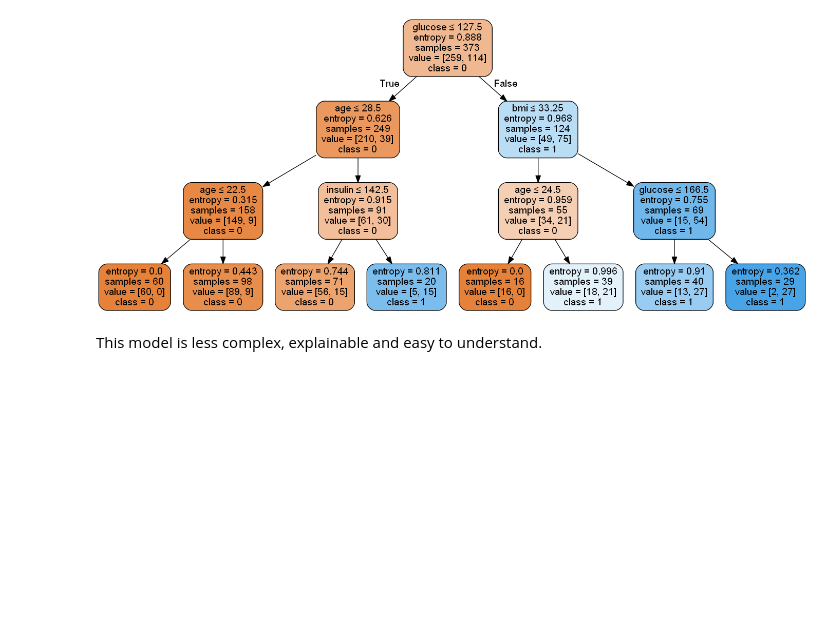
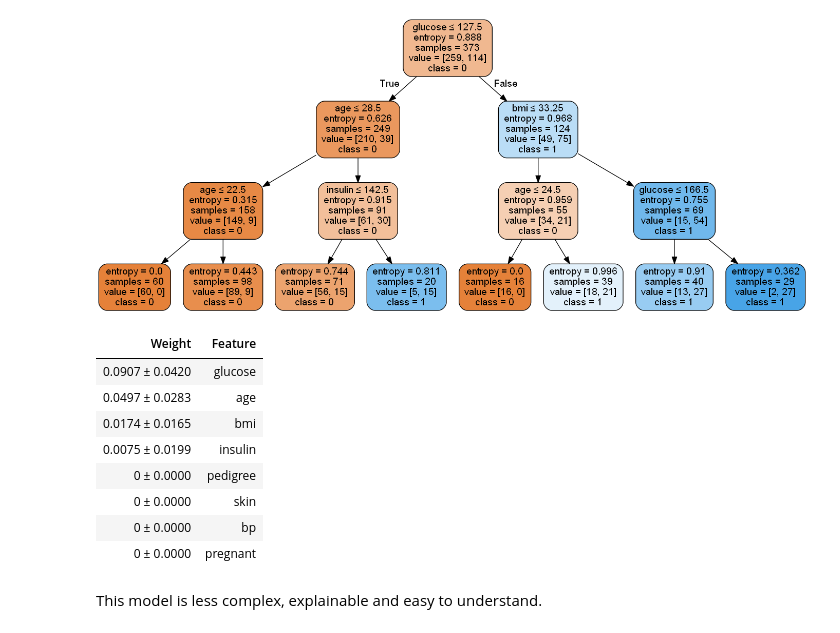
Before and after one commit to carlaprv/tcc-classification-xai, a Jupyter notebook: Diabete/Diabetes - Classificação Decision Tree.ipynb, the cells around one changed output. Saved outputs shown, nothing was run; the diff lists cells and outputs as text; code cells hidden in the pictures; blank space fills up the shorter version.

```diff
--- a/Diabete/Diabetes - Classificação Decision Tree.ipynb
+++ b/Diabete/Diabetes - Classificação Decision Tree.ipynb
@@ -191,3 +194,16 @@ Image(graph.create_png())
+# %%
+perm = PermutationImportance(classifier, random_state=1).fit(X_test, y_test)
+eli5.show_weights(perm, feature_names = X_test.columns.tolist())
+# %% [output]
+| Weight | Feature |
+| 0.0907 ± 0.0420 | glucose |
+| 0.0497 ± 0.0283 | age |
+| 0.0174 ± 0.0165 | bmi |
+| 0.0075 ± 0.0199 | insulin |
+| 0 ± 0.0000 | pedigree |
+| 0 ± 0.0000 | skin |
+| 0 ± 0.0000 | bp |
+| 0 ± 0.0000 | pregnant |
 # %% [markdown]
 This model is less complex, explainable and easy to understand.
 # %% [markdown]
```
Also changed, not shown: parts of 1 cell of this notebook, 20 other files.
